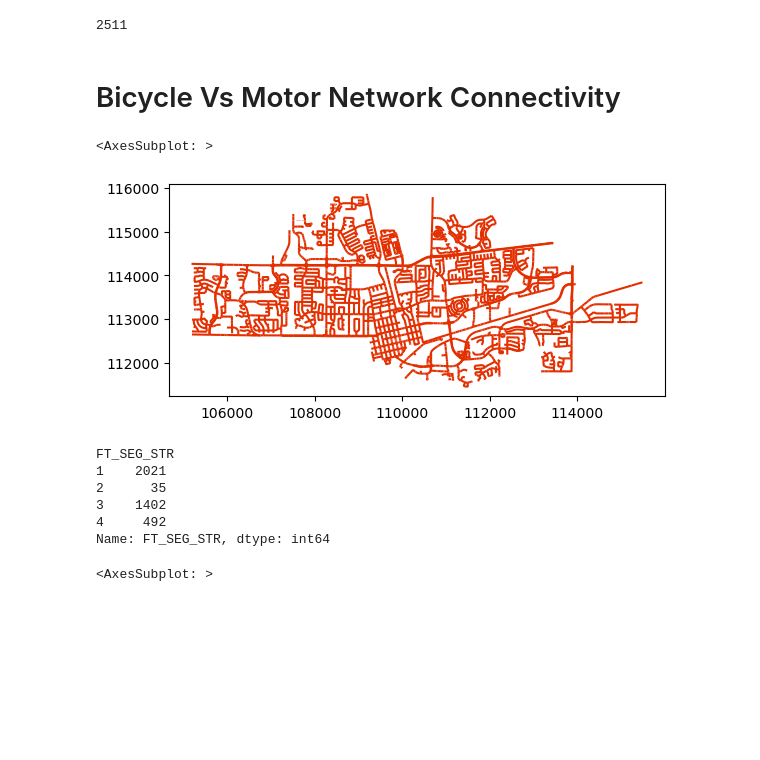
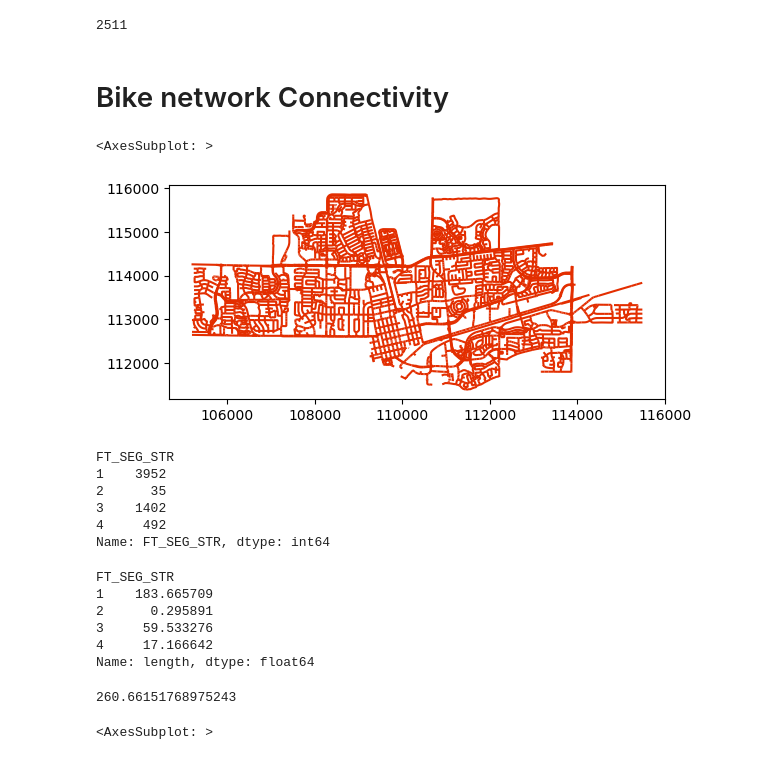
Before and after one commit to MoritzLuca/Evaluation-of-a-Novel-Methodology-to-Measure-the-Bicycle-Network-Connectivity-, a Jupyter notebook: Code/Davis City_Node_level_Connectivity.ipynb, the cells around one changed output. Saved outputs shown, nothing was run; the diff lists cells and outputs as text; code cells hidden in the pictures; blank space fills up the shorter version.

```diff
--- a/Code/Davis City_Node_level_Connectivity.ipynb
+++ b/Code/Davis City_Node_level_Connectivity.ipynb
@@ -458,25 +473,38 @@ NI
 # %% [output]
 2511
 # %% [markdown]
-# Bicycle Vs Motor Network Connectivity
+# Bike network Connectivity
 # %%
 # Get the motorway network and bike network based on functional class of the roads
 #sf_motor_network=sf_lts[sf_lts['BIKE_LANE_'].isna()]
-sf_motor_network=sf_lts.loc[sf_lts['FT_BIKE_IN']!='path']
+sf_motor_network=sf_lts
 # Plot the motor Network
 sf_motor_network.plot(color='#e32e00')
 # %% [output]
 <AxesSubplot: >
-[figure, old version]
+[figure, new version]
 # %%
 sf_motor_network.groupby(['FT_SEG_STR'])['FT_SEG_STR'].count()
 # %% [output]
 FT_SEG_STR
-1    2021
+1    3952
 2      35
 3    1402
 4     492
 Name: FT_SEG_STR, dtype: int64
+# %%
+sf_motor_network.groupby(['FT_SEG_STR'])['length'].sum()*0.000621371
+# %% [output]
+FT_SEG_STR
+1    183.665709
+2      0.295891
+3     59.533276
+4     17.166642
+Name: length, dtype: float64
+# %%
+sf_motor_network['length'].sum()*0.000621371
+# %% [output]
+260.66151768975243
 # %%
 # Plot the Bike Network
 sf_bike_network=sf_lts.loc[sf_lts['FT_BIKE_IN']!='0']
```
Also changed, not shown: parts of 27 cells of this notebook, 14 other files.
